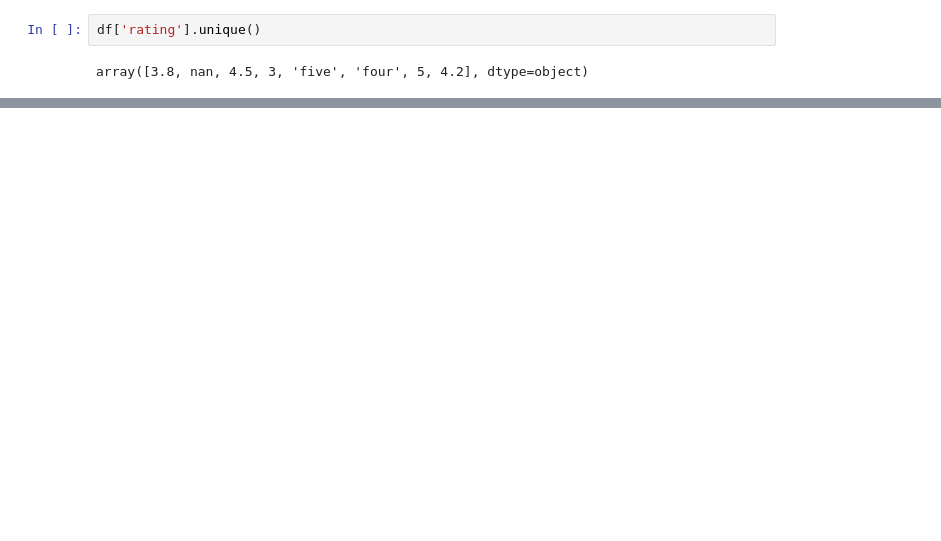
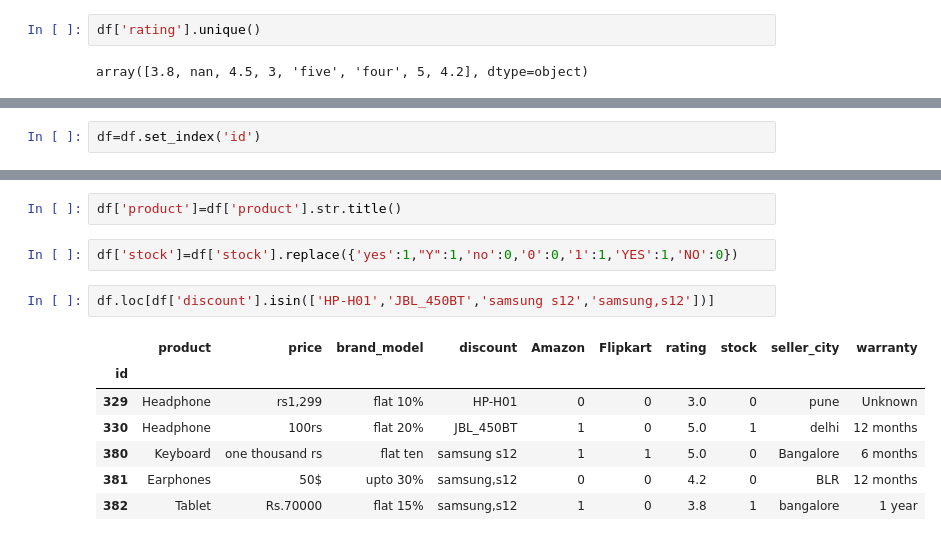
Before and after one commit to Aakashdoraisamy/python-data-science, a Jupyter notebook: Python_Libraries/pandas/mock/mock.ipynb, the cells around one changed output, grey strips where cells are left out. Saved outputs shown, nothing was run; the diff lists cells and outputs as text; blank space fills up the shorter version.

```diff
--- a/Python_Libraries/pandas/mock/mock.ipynb
+++ b/Python_Libraries/pandas/mock/mock.ipynb
@@ -91,0 +147,2 @@ df['rating']=(df['rating'].fillna(df['rating'].mean())).round(1)
+# %%
+df=df.set_index('id')
@@ -91,0 +192,14 @@ df['rating']=(df['rating'].fillna(df['rating'].mean())).round(1)
+# %%
+df['product']=df['product'].str.title()
+# %%
+df['stock']=df['stock'].replace({'yes':1,"Y":1,'no':0,'0':0,'1':1,'YES':1,'NO':0})
+# %%
+df.loc[df['discount'].isin(['HP-H01','JBL_450BT','samsung s12','samsung,s12'])]
+# %% [output]
+|  | product | price | brand_model | discount | Amazon | Flipkart | rating | stock | seller_city | warranty |
+| id |  |  |  |  |  |  |  |  |  |  |
+| 329 | Headphone | rs1,299 | flat 10% | HP-H01 | 0 | 0 | 3.0 | 0 | pune | Unknown |
+| 330 | Headphone | 100rs | flat 20% | JBL_450BT | 1 | 0 | 5.0 | 1 | delhi | 12 months |
+| 380 | Keyboard | one thousand rs | flat ten | samsung s12 | 1 | 1 | 5.0 | 0 | Bangalore | 6 months |
+| 381 | Earphones | 50$ | upto 30% | samsung,s12 | 0 | 0 | 4.2 | 0 | BLR | 12 months |
+| 382 | Tablet | Rs.70000 | flat 15% | samsung,s12 | 1 | 0 | 3.8 | 1 | bangalore | 1 year |
```
Also changed, not shown: parts of 25 cells of this notebook.
